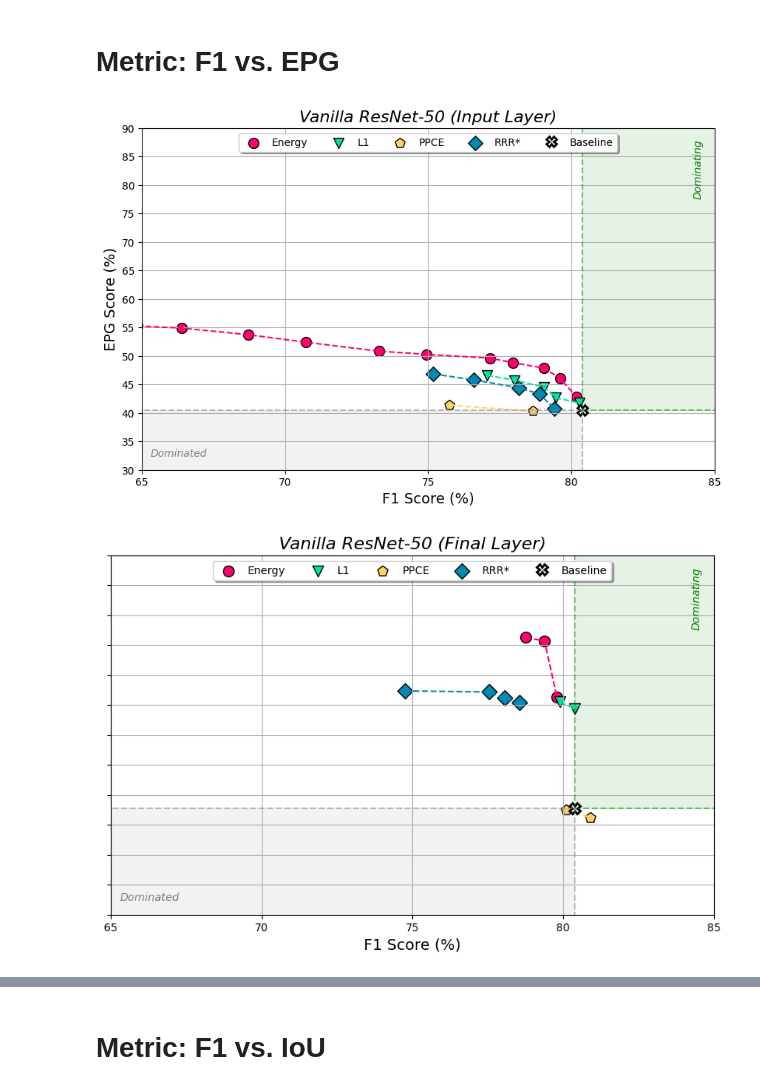
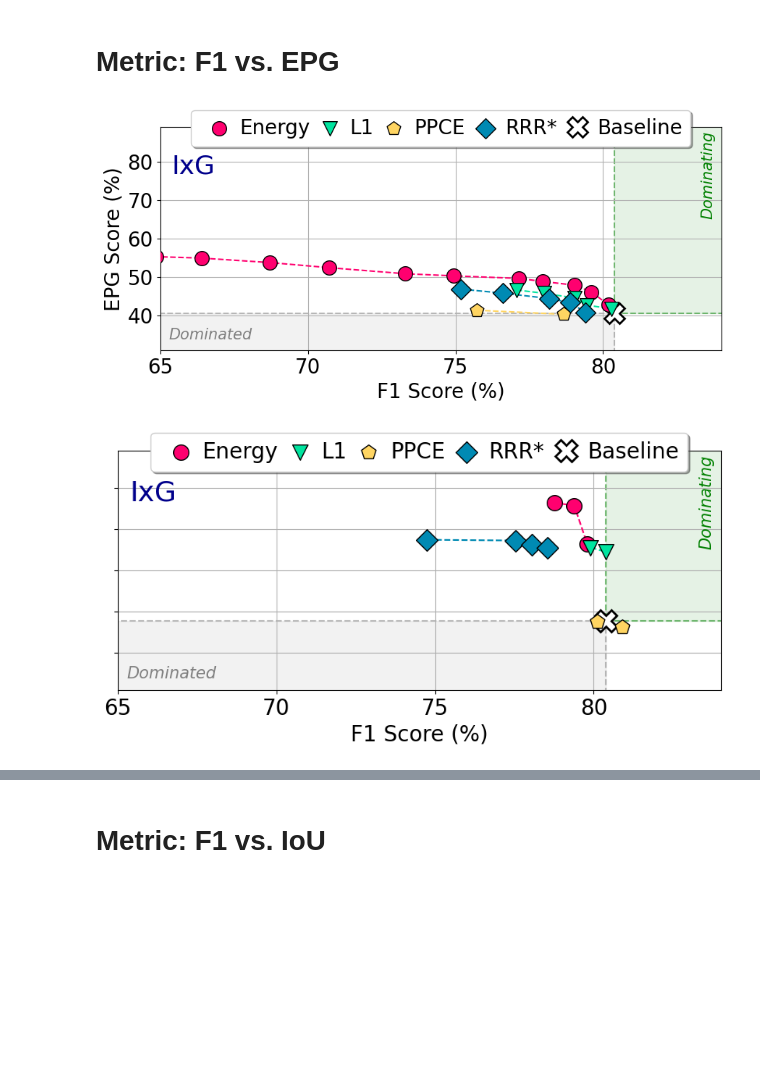
Before and after one commit to rensdebee/FACTifAI_2024_3, a Jupyter notebook: visualisations.ipynb, the cells around one changed output, grey strips where cells are left out. Saved outputs shown, nothing was run; the diff lists cells and outputs as text; code cells hidden in the pictures; blank space fills up the shorter version.

```diff
--- a/visualisations.ipynb
+++ b/visualisations.ipynb
@@ -386,7 +191,10 @@ def load_data_from_folders_with_npz_files(
                 filepath = os.path.join(subdir, file)
                 data = np.load(filepath)
 
-                data = {metric: data[metric] * 100 for metric in metrics}
+                if 'adapt_iou_score' in metrics and 'mid2' in subdir.lower():
+                    continue
+                else:
+                    data = {metric: data[metric] * 100 for metric in metrics}
 
                 # Replace adapt_iou_score with iou_score for mid2 data
                 metric = "iou_score" if 'mid2' in subdir.lower() and 'adapt_iou_score' in metrics else metrics[1]
@@ -510,8 +318,8 @@ def load_data_from_folders_with_npz_files(
 root_folder = './p_curves/VOC2007'
 data_f1_epg = load_data_from_folders_with_npz_files(root_folder, metrics=('f_score', 'bb_score'))
 
-x_lim_range = (65, 85)
-y_lim_range = (30, 90)
+x_lim_range = (65, 84)
+y_lim_range = (31, 89)
 step_size_xticks = 5
 step_size_yticks = 10
 
@@ -523,14 +331,16 @@ plot_pareto_curve(
     rrr_data=data_f1_epg['vanilla']['input']['rrr'],
     x_label='F1 Score (%)',
     y_label='EPG Score (%)',
-    title='Vanilla ResNet-50 (Input Layer)',
+    title='',
     save_path='./images/voc2007_vanilla_resnet50_input_layer_f1_epg_pareto_curve.png',
-    figsize=(10, 6),
+    figsize=(10, 4),
     set_xlim=x_lim_range,
     set_ylim=y_lim_range,
     step_size_xticks=step_size_xticks,
     step_size_yticks=step_size_yticks,
-    hide_y_ticks=False)
+    hide_y_ticks=False,
+    fontsize=20,
+    attribution_method="IxG")
 
 plot_pareto_curve(
     baseline_data=data_f1_epg['vanilla']['final']['baseline'],
@@ -540,48 +350,54 @@ plot_pareto_curve(
     rrr_data=data_f1_epg['vanilla']['final']['rrr'],
     x_label='F1 Score (%)',
     y_label='EPG Score (%)',
-    title='Vanilla ResNet-50 (Final Layer)',
+    title='',
     save_path='./images/voc2007_vanilla_resnet50_final_layer_f1_epg_pareto_curve.png',
-    figsize=(10, 6),
+    figsize=(10, 4),
     set_xlim=x_lim_range,
     set_ylim=y_lim_range,
     step_size_xticks=step_size_xticks,
     step_size_yticks=step_size_yticks,
-    hide_y_ticks=True)
+    hide_y_ticks=True,
+    fontsize=20,
+    attribution_method="IxG")
 
 plot_pareto_curve(
     baseline_data=data_f1_epg['bcos']['input']['baseline'],
     energy_data=data_f1_epg['bcos']['input']['energy'],
     l1_data=data_f1_epg['bcos']['input']['l1'],
     ppce_data=data_f1_epg['bcos']['input']['ppce'],
     rrr_data=data_f1_epg['bcos']['input']['rrr'],
     x_label='F1 Score (%)',
     y_label='EPG Score (%)',
-    title='B-cos ResNet-50 (Input Layer)',
+    title='',
     save_path='./images/voc2007_bcos_resnet50_input_layer_f1_epg_pareto_curve.png',
-    figsize=(10, 6),
+    figsize=(10, 4),
     set_xlim=x_lim_range,
     set_ylim=y_lim_range,
     step_size_xticks=step_size_xticks,
     step_size_yticks=step_size_yticks,
-    hide_y_ticks=True)
+    hide_y_ticks=True,
+    fontsize=20,
+    attribution_method="B-cos")
 
 plot_pareto_curve(
     baseline_data=data_f1_epg['bcos']['final']['baseline'],
     energy_data=data_f1_epg['bcos']['final']['energy'],
     l1_data=data_f1_epg['bcos']['final']['l1'],
     ppce_data=data_f1_epg['bcos']['final']['ppce'],
     rrr_data=data_f1_epg['bcos']['final']['rrr'],
     x_label='F1 Score (%)',
     y_label='EPG Score (%)',
-    title='B-cos ResNet-50 (Final Layer)',
+    title='',
     save_path='./images/voc2007_bcos_resnet50_final_layer_f1_epg_pareto_curve.png',
-    figsize=(10, 6),
+    figsize=(10, 4),
     set_xlim=x_lim_range,
     set_ylim=y_lim_range,
     step_size_xticks=step_size_xticks,
-    step_size_yticks=step_size_yticks,
-    hide_y_ticks=True)
+    step_size_yticks=(step_size_yticks),
+    hide_y_ticks=True,
+    fontsize=20,
+    attribution_method="B-cos")
 # %% [output]
-[figure, old version]
+[figure, new version]
-[figure, old version]
+[figure, new version]
```
Also changed, not shown: parts of 22 cells of this notebook, 23 other files.
